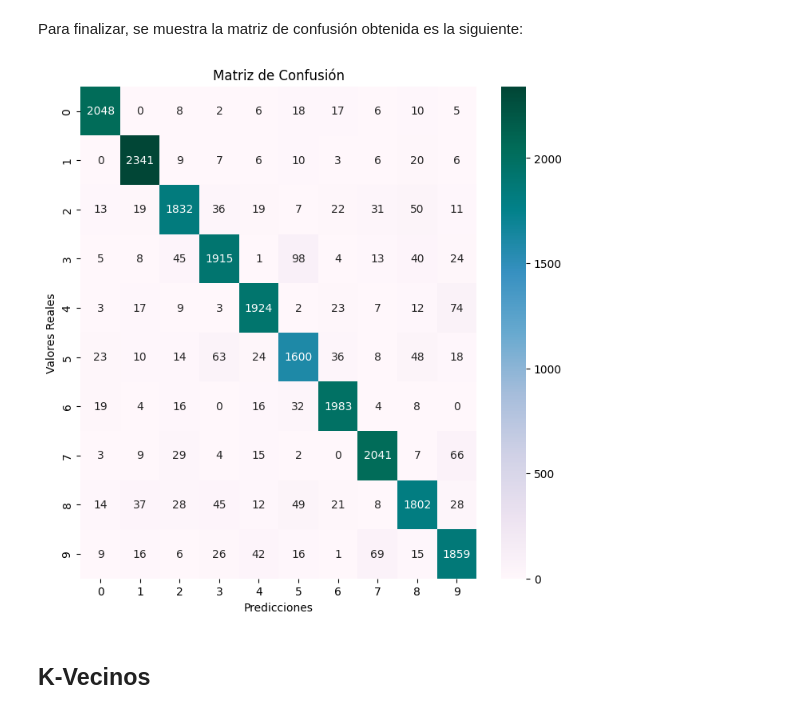
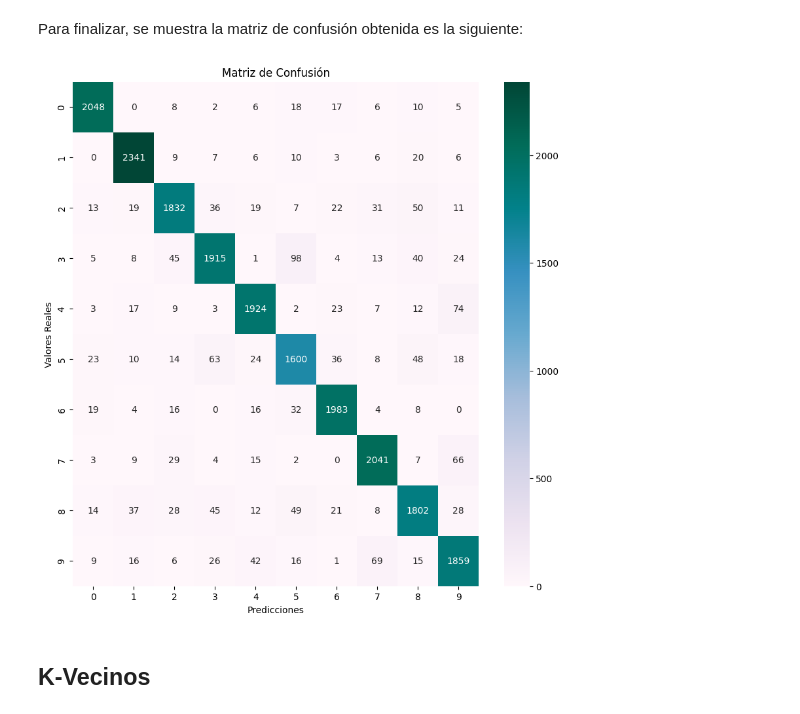
Before and after one commit to Morax19/ML_UCV, a Jupyter notebook: Tarea2/Tarea2_ML_DanielHernandez.ipynb, the cells around one changed output. Drawn from its saved outputs; the diff is of its cells as text; code cells hidden in the pictures.

```diff
--- a/Tarea2/Tarea2_ML_DanielHernandez.ipynb
+++ b/Tarea2/Tarea2_ML_DanielHernandez.ipynb
@@ -119,16 +121,16 @@ LogisticRegression(C=0.5, max_iter=1000)
 Una vez entrenado, se realizan algunas predicciones utilizando el conjunto de datos definido para prueba.
 # %%
 #Primeras pruebas con el modelo
-y_pred = modelLR.predict(X_test)
+y_pred_LR = modelLR.predict(X_test)
 
 #Se calcula la precisión obtenida
-acc_pred = accuracy_score(y_test, y_pred)
+acc_pred_LR = accuracy_score(y_test, y_pred_LR)
 
 #Se calcula la matriz de confusión asociada
-conf_matrix = confusion_matrix(y_test, y_pred)
+conf_matrix_LR = confusion_matrix(y_test, y_pred_LR)
 
-print(f"Predicciones: {y_pred}\nValores Reales: {y_test}\n")
-print(f"Accuracy: {acc_pred*100:.2f}%")
+print(f"Predicciones: {y_pred_LR}\nValores Reales: {y_test}\n")
+print(f"Accuracy: {acc_pred_LR * 100:.2f}%")
 # %% [output]
 Predicciones: [0 9 1 ... 7 4 7]
 Valores Reales: [0 9 1 ... 7 4 7]
@@ -155,22 +157,22 @@ plt.show()
 # %% [markdown]
 Para finalizar, se muestra la matriz de confusión obtenida es la siguiente:
 # %%
-plt.figure(figsize = (8, 8))
+plt.figure(figsize = (10, 10))
 
 sns.heatmap(
-    conf_matrix, annot = True,
+    conf_matrix_LR, annot = True,
     fmt = 'd',
     cmap = 'PuBuGn',
     xticklabels = range(10),
     yticklabels = range(10)
     )
 
 plt.title('Matriz de Confusión')
 plt.xlabel('Predicciones')
 plt.ylabel('Valores Reales')
 plt.show()
 # %% [output]
-[figure, old version]
+[figure, new version]
 # %% [markdown]
 ## K-Vecinos
 # %% [markdown]
```
Also changed, not shown: parts of 29 cells of this notebook.
